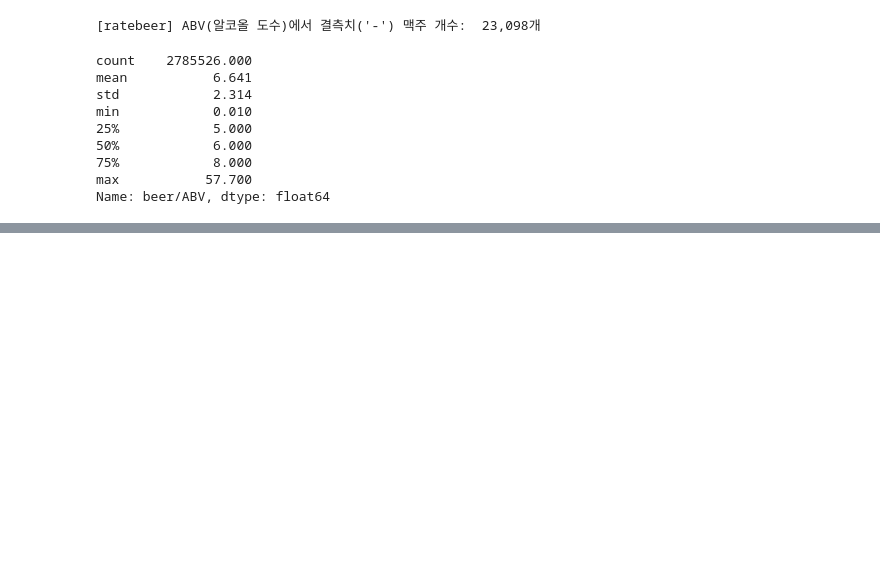
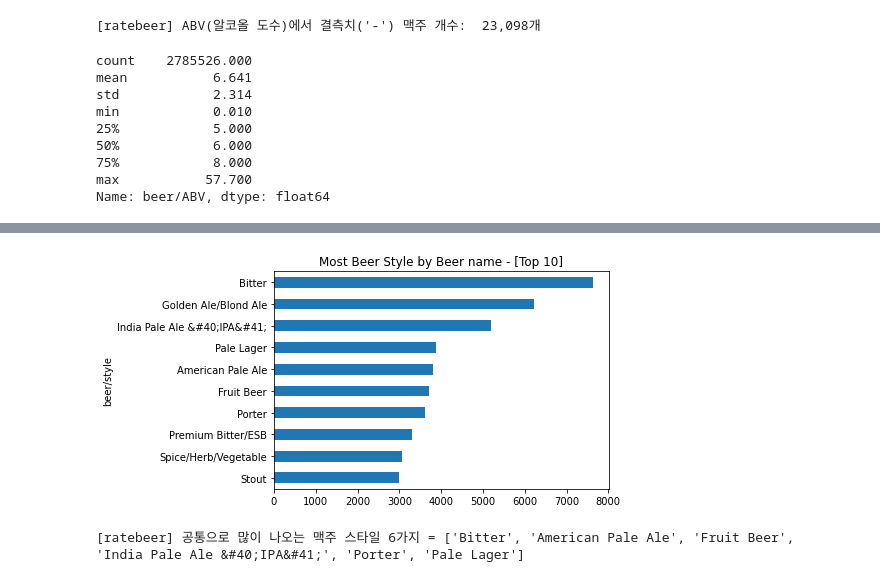
Before and after one commit to boostcampaitech3/final-project-level3-recsys-10, a Jupyter notebook: EDA/ratebeer_EDA_gyeongtae.ipynb, the cells around one changed output, grey strips where cells are left out. Drawn from its saved outputs; the diff is of its cells as text; code cells hidden in the pictures; blank space fills up the shorter version.

```diff
--- a/EDA/ratebeer_EDA_gyeongtae.ipynb
+++ b/EDA/ratebeer_EDA_gyeongtae.ipynb
@@ -247,0 +264,13 @@ Name: beer/ABV, dtype: float64
+# %%
+# 맥주 종류 기준, 맥주 스타일 top N
+ratebeer.groupby("beer/style")["beer/name"].nunique().sort_values(ascending=False).head(10)[::-1].plot(kind="barh")
+plt.title("Most Beer Style by Beer name - [Top 10]")
+plt.show()
+# %% [output]
+[figure, added]
+# %%
+set_top10_style_by_review = set(ratebeer.value_counts("beer/style").head(10).index)
+set_top10_style_by_name = set(ratebeer.groupby("beer/style")["beer/name"].nunique().sort_values(ascending=False).head(10).index)
+print(f"[ratebeer] 공통으로 많이 나오는 맥주 스타일 6가지 = {list(set_top10_style_by_review.intersection(set_top10_style_by_name))}")
+# %% [output]
+[ratebeer] 공통으로 많이 나오는 맥주 스타일 6가지 = ['Bitter', 'American Pale Ale', 'Fruit Beer', 'India Pale Ale &#40;IPA&#41;', 'Porter', 'Pale Lager']
```
Also changed, not shown: parts of 51 cells of this notebook.
